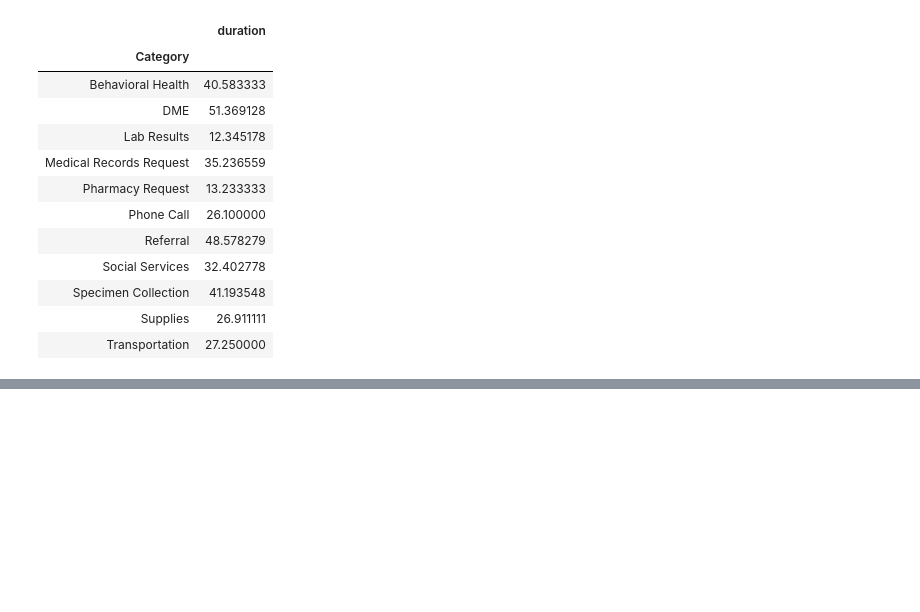
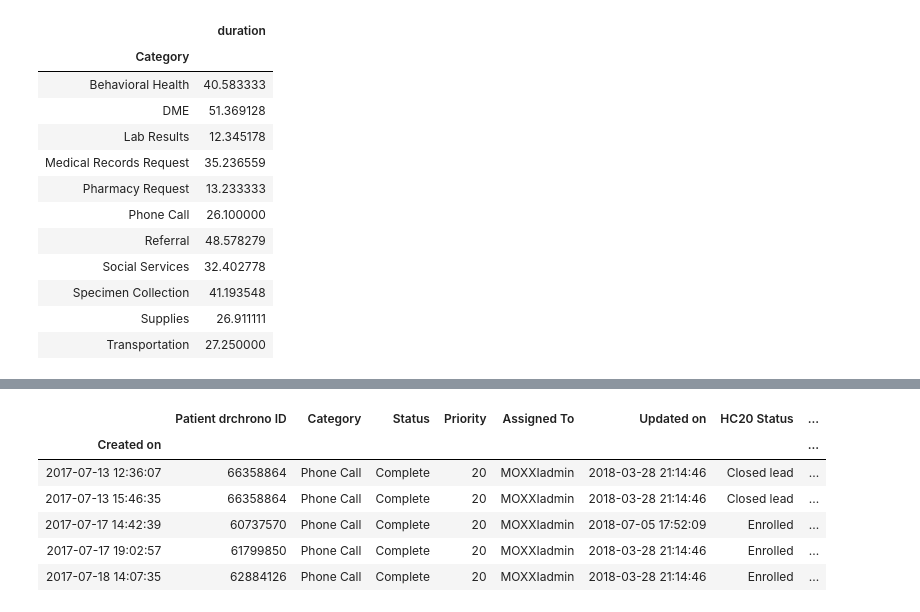
Before and after one commit to ThoaShook/Analyst_Test_Tasks, a Jupyter notebook: Analyst_Test_Tasks/Analyst_Test_Tasks.ipynb, the cells around one changed output, grey strips where cells are left out. Saved outputs shown, nothing was run; the diff lists cells and outputs as text; code cells hidden in the pictures; blank space fills up the shorter version.

```diff
--- a/Analyst_Test_Tasks/Analyst_Test_Tasks.ipynb
+++ b/Analyst_Test_Tasks/Analyst_Test_Tasks.ipynb
@@ -350,0 +319,11 @@ y[:3]
+# %%
+tasked_12_month = tasks_completed[(tasks_completed['Created on'] > '2017-07-13 01:00:00') & (tasks_completed['Created on'] <= '2018-07-13 23:00:00')]
+tasked_12_month.set_index('Created on').head()
+# %% [output]
+|  | Patient drchrono ID | Category | Status | Priority | Assigned To | Updated on | HC20 Status | ... |
+| Created on |  |  |  |  |  |  |  | ... |
+| 2017-07-13 12:36:07 | 66358864 | Phone Call | Complete | 20 | MOXXIadmin | 2018-03-28 21:14:46 | Closed lead | ... |
+| 2017-07-13 15:46:35 | 66358864 | Phone Call | Complete | 20 | MOXXIadmin | 2018-03-28 21:14:46 | Closed lead | ... |
+| 2017-07-17 14:42:39 | 60737570 | Phone Call | Complete | 20 | MOXXIadmin | 2018-07-05 17:52:09 | Enrolled | ... |
+| 2017-07-17 19:02:57 | 61799850 | Phone Call | Complete | 20 | MOXXIadmin | 2018-03-28 21:14:46 | Enrolled | ... |
+| 2017-07-18 14:07:35 | 62884126 | Phone Call | Complete | 20 | MOXXIadmin | 2018-03-28 21:14:46 | Enrolled | ... |
```
Also changed, not shown: parts of 20 cells of this notebook, 1 other file.
